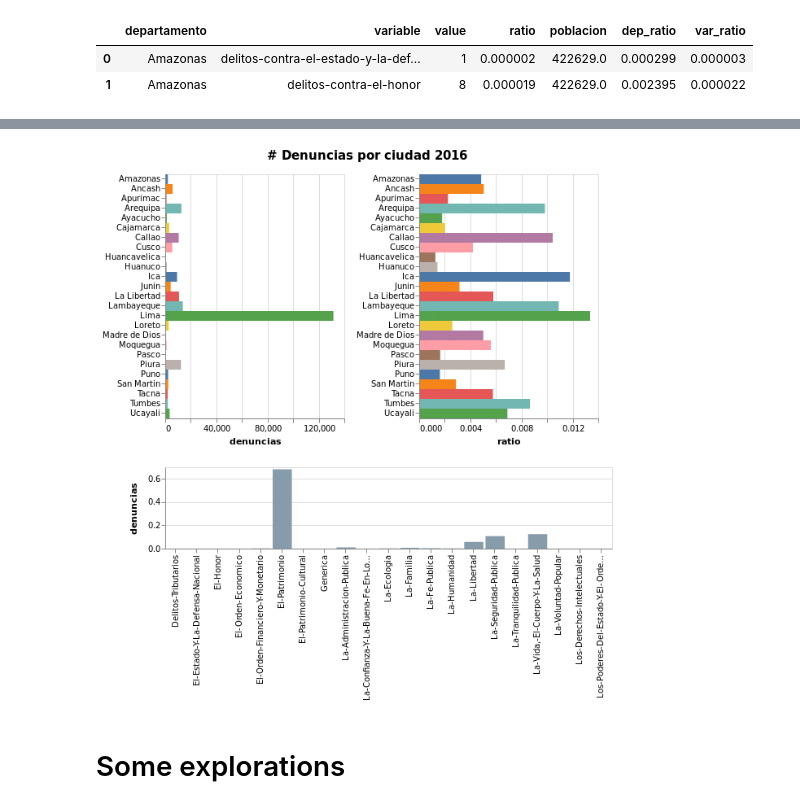
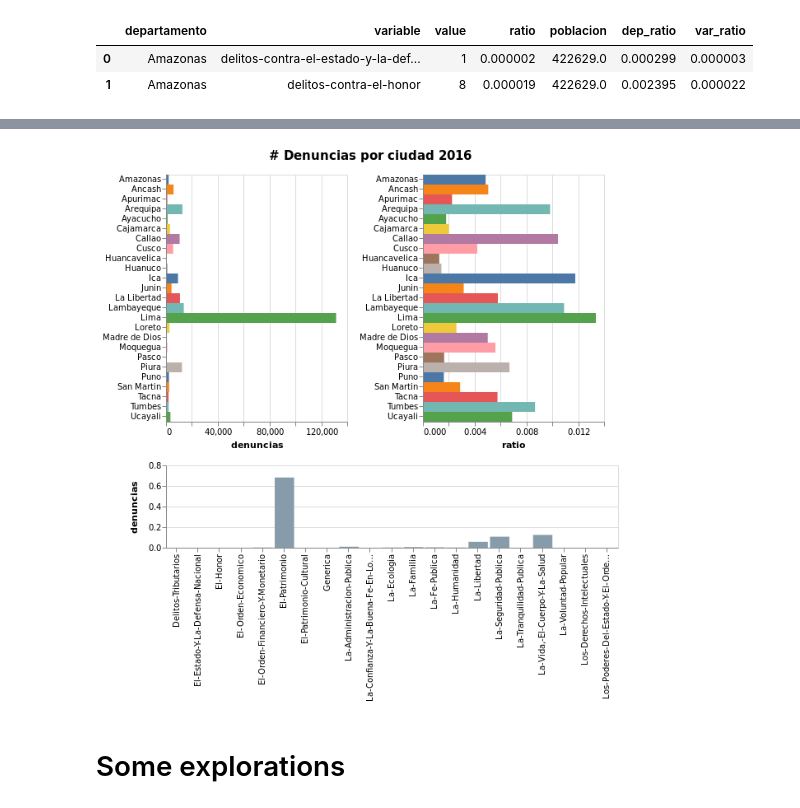
Before and after one commit to renato145/peru-stats, a Jupyter notebook: nbs/explore-delitos.ipynb, the cells around one changed output, grey strips where cells are left out. Saved outputs shown, nothing was run; the diff lists cells and outputs as text; code cells hidden in the pictures.

Commit message:
crimes fix bar plot

```diff
--- a/nbs/explore-delitos.ipynb
+++ b/nbs/explore-delitos.ipynb
@@ -92,35 +92,35 @@ p2 = base.encode(
 p2 = (p2 + p2.encode(opacity=alt.value(0)).properties(selection=select_text))
 
 p3 = base.mark_bar().encode(
     x=alt.X('variable', title=None),
-    y=alt.Y('sum(var_ratio)', title='denuncias'),
+    y=alt.Y('sum(var_ratio)', title='denuncias', scale=alt.Scale(domain=[0,.8])),
     color=alt.condition(tooltip, alt.ColorValue('#4a708b'), alt.value('#879cab'))
 ).properties(
     width=549, height=100
 )
 
 p3_sel = p3.mark_bar(size=10).encode(
     y=alt.Y('mean(dep_ratio)', title='denuncias'),
     color=alt.ColorValue('goldenrod'), opacity=alt.value(0.75)
 ).transform_filter(select_text)
 
 p3_text = p3.mark_text(align='left', dx=5, dy=-5, fontSize=11).encode(
     text=alt.condition(tooltip, 'variable', alt.value(' ')),
     color=alt.ColorValue('black')
 ).properties(selection=tooltip)
 
 p3_city = p3.mark_text(align='right', fontSize=14).encode(
     x=alt.value(500), y=alt.value(18),
     text='departamento', color=alt.ColorValue('black')
 ).transform_filter(select_text)
 
 chart = alt.vconcat((p1 | p2), (p3 + p3_sel + p3_text + p3_city), title='                         # Denuncias por ciudad 2016')
 chart = chart.configure(title=alt.VgTitleConfig(fontSize=15, offset=15))
 chart.save('reports/charts/delitos-denuncias2016.html')
 chart
 # %% [output]
 [interactive output not drawn]
-[figure, old version]
+[figure, new version]
 # %% [markdown]
 # Some explorations
 # %%
```
Also changed, not shown: parts of 1 cell of this notebook, 1 other file.
